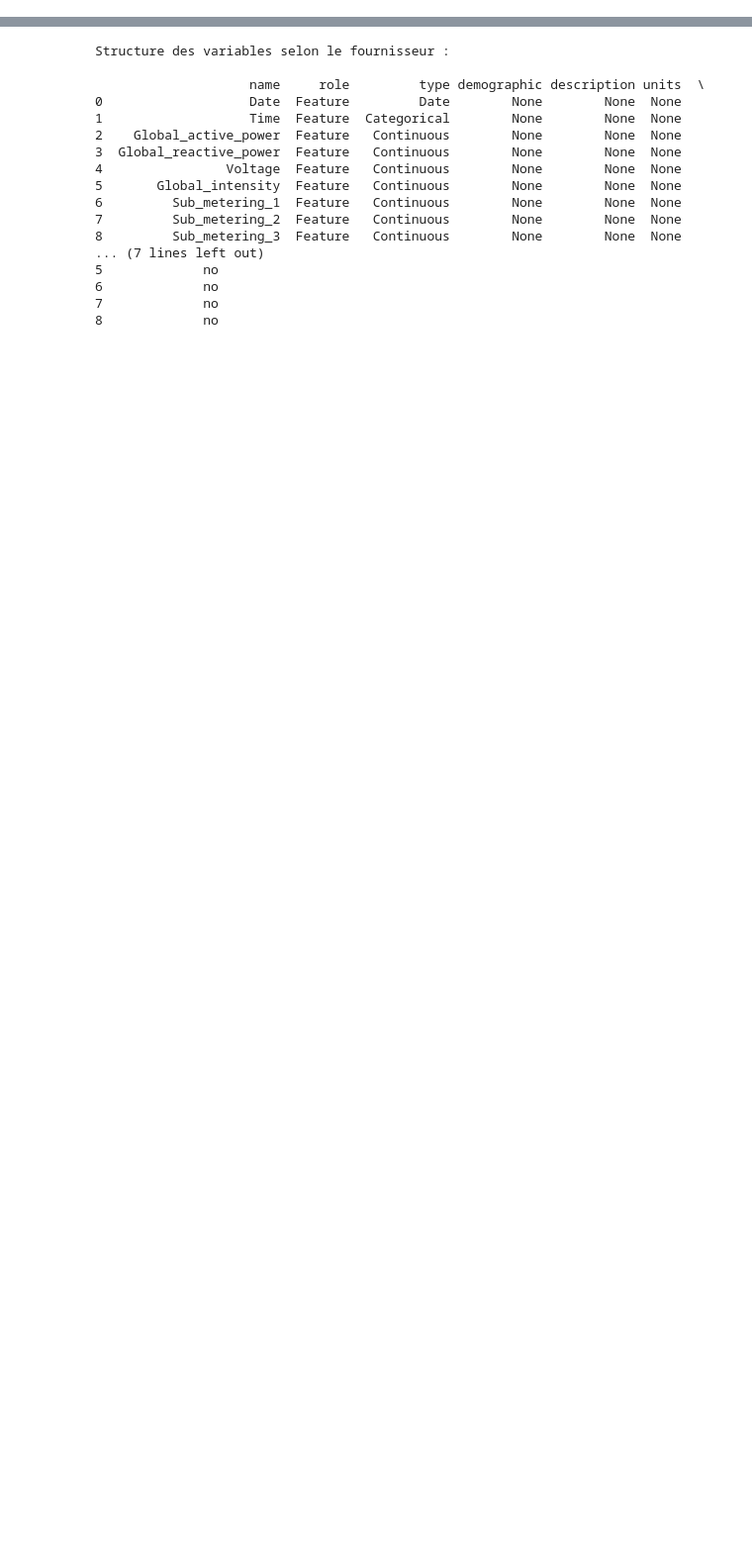
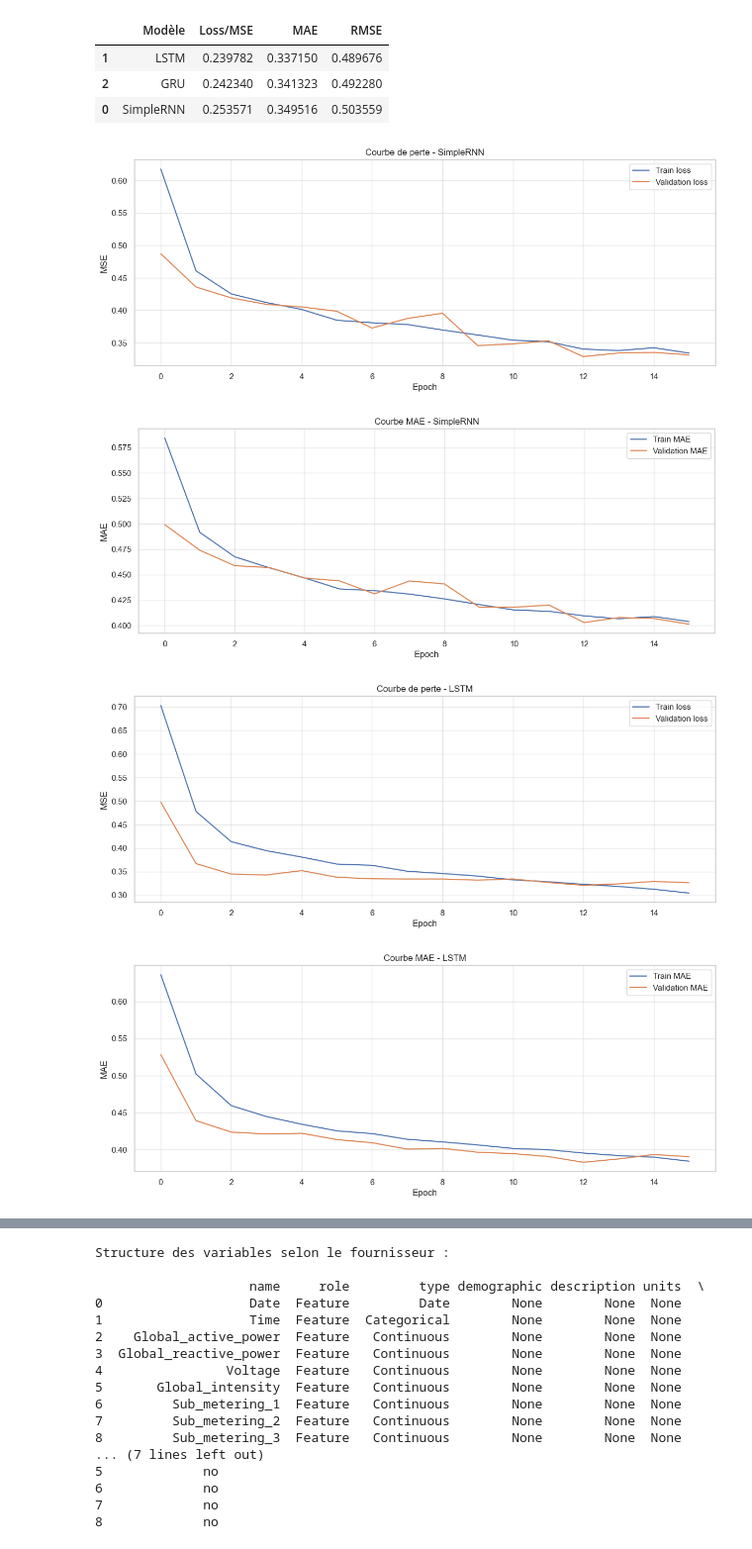
Before and after one commit to justinFransolet/MASI4_Framework_Machine_Learning, a Jupyter notebook: notebook.ipynb, the cells around one changed output, grey strips where cells are left out. Shown at 99% size. Saved outputs shown, nothing was run; the diff lists cells and outputs as text; code cells hidden in the pictures; blank space fills up the shorter version.

```diff
--- a/notebook.ipynb
+++ b/notebook.ipynb
@@ -7,0 +610,55 @@
+# %%
+# --- Évaluation des modèles sur le test ---
+
+simple_rnn_test_metrics = simple_rnn_baseline.evaluate(test_ds, verbose=0)
+lstm_test_metrics = lstm_model.evaluate(test_ds, verbose=0)
+gru_test_metrics = gru_model.evaluate(test_ds, verbose=0)
+
+results_comparison = pd.DataFrame(
+    [
+        ["SimpleRNN", *simple_rnn_test_metrics],
+        ["LSTM", *lstm_test_metrics],
+        ["GRU", *gru_test_metrics],
+    ],
+    columns=["Modèle", "Loss/MSE", "MAE", "RMSE"]
+)
+
+results_comparison = results_comparison.sort_values("RMSE")
+
+display(results_comparison)
+# %% [output]
+|  | Modèle | Loss/MSE | MAE | RMSE |
+| 1 | LSTM | 0.239782 | 0.337150 | 0.489676 |
+| 2 | GRU | 0.242340 | 0.341323 | 0.492280 |
+| 0 | SimpleRNN | 0.253571 | 0.349516 | 0.503559 |
+# %%
+def plot_learning_curves(history, model_name):
+    plt.figure(figsize=(14, 5))
+    plt.plot(history.history["loss"], label="Train loss")
+    plt.plot(history.history["val_loss"], label="Validation loss")
+    plt.title(f"Courbe de perte - {model_name}")
+    plt.xlabel("Epoch")
+    plt.ylabel("MSE")
+    plt.legend()
+    plt.grid(True)
+    plt.show()
+
+    plt.figure(figsize=(14, 5))
+    plt.plot(history.history["mae"], label="Train MAE")
+    plt.plot(history.history["val_mae"], label="Validation MAE")
+    plt.title(f"Courbe MAE - {model_name}")
+    plt.xlabel("Epoch")
+    plt.ylabel("MAE")
+    plt.legend()
+    plt.grid(True)
+    plt.show()
+
+
+plot_learning_curves(history_simple_rnn, "SimpleRNN")
+plot_learning_curves(history_lstm, "LSTM")
+plot_learning_curves(history_gru, "GRU")
+# %% [output]
+[figure, added]
+[figure, added]
+[figure, added]
+[figure, added]
```
Also changed, not shown: parts of 26 cells of this notebook.
